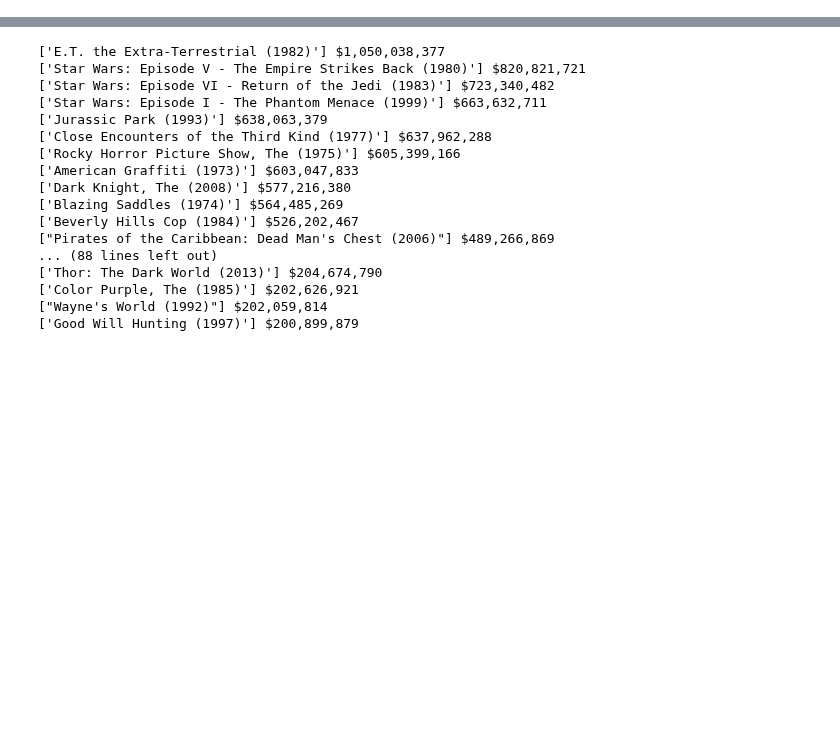
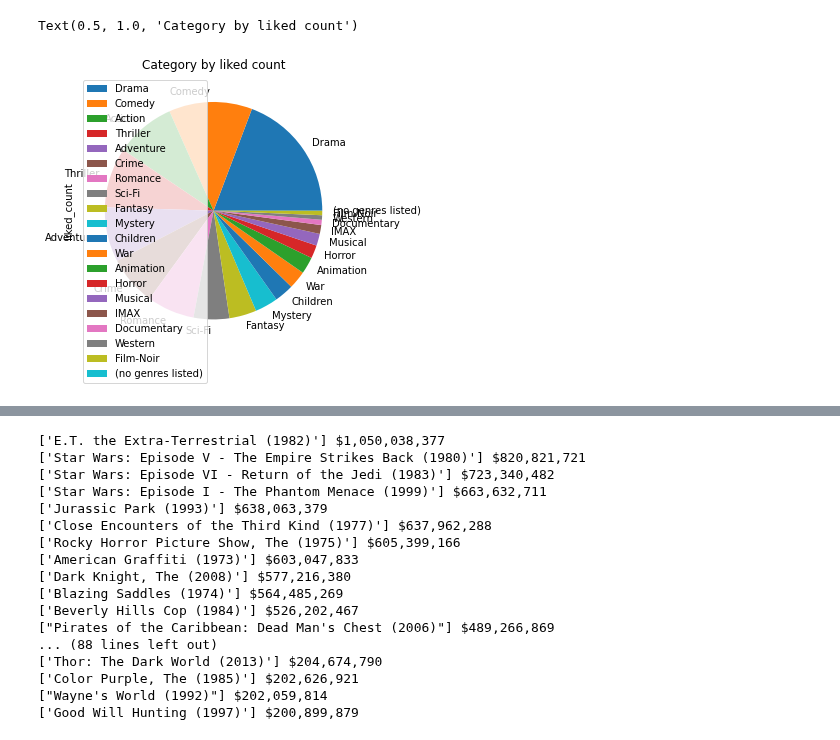
Before and after one commit to Andru-1987/python-deep-learning, a Jupyter notebook: Movies 2013.ipynb, the cells around one changed output, grey strips where cells are left out. Saved outputs shown, nothing was run; the diff lists cells and outputs as text; code cells hidden in the pictures; blank space fills up the shorter version.

```diff
--- a/Movies 2013.ipynb
+++ b/Movies 2013.ipynb
@@ -71,0 +95,29 @@ missing genres 0
+# %%
+dfCategory=dfCategory.sort_values(by="liked_count",ascending=False)
+listLikedFilms=[]
+grouped=df.groupby('title')['liked'].sum()
+#print(grouped)
+listTitles=[]
+for key,item in dfCategory.iterrows():
+    category=item['category']
+    filterCategory=df[category]==1
+    titles=df[filterCategory]['title'].unique()
+
+    for title in titles:
+        if title not in listTitles:
+            listTitles.append(title)
+            filter=grouped.index==title
+            liked_count=grouped[filter].values
+            if liked_count>50:
+                #print(category,title,liked_count)
+                listLikedFilms.append({'category':category, 'title':title,'liked_count':liked_count})
+
+dfFilmsLiked=pd.DataFrame(listLikedFilms)
+
+
+#filter=df[column]==1
+dfCategory.plot.pie(y='liked_count', figsize=(5, 5))
+plt.title('Category by liked count')
+# %% [output]
+Text(0.5, 1.0, 'Category by liked count')
+[figure, added]
```
Also changed, not shown: parts of 8 cells of this notebook.
